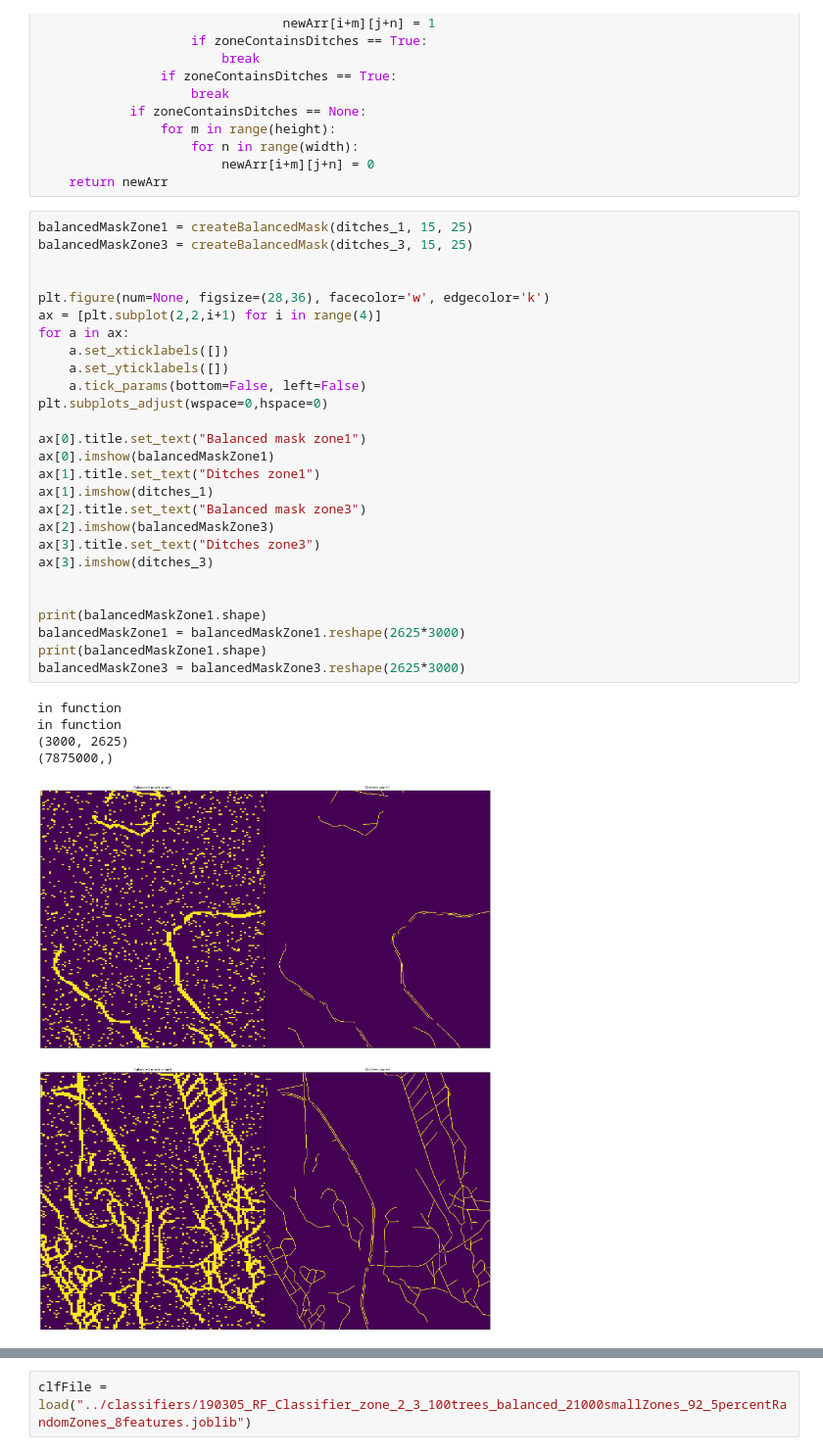
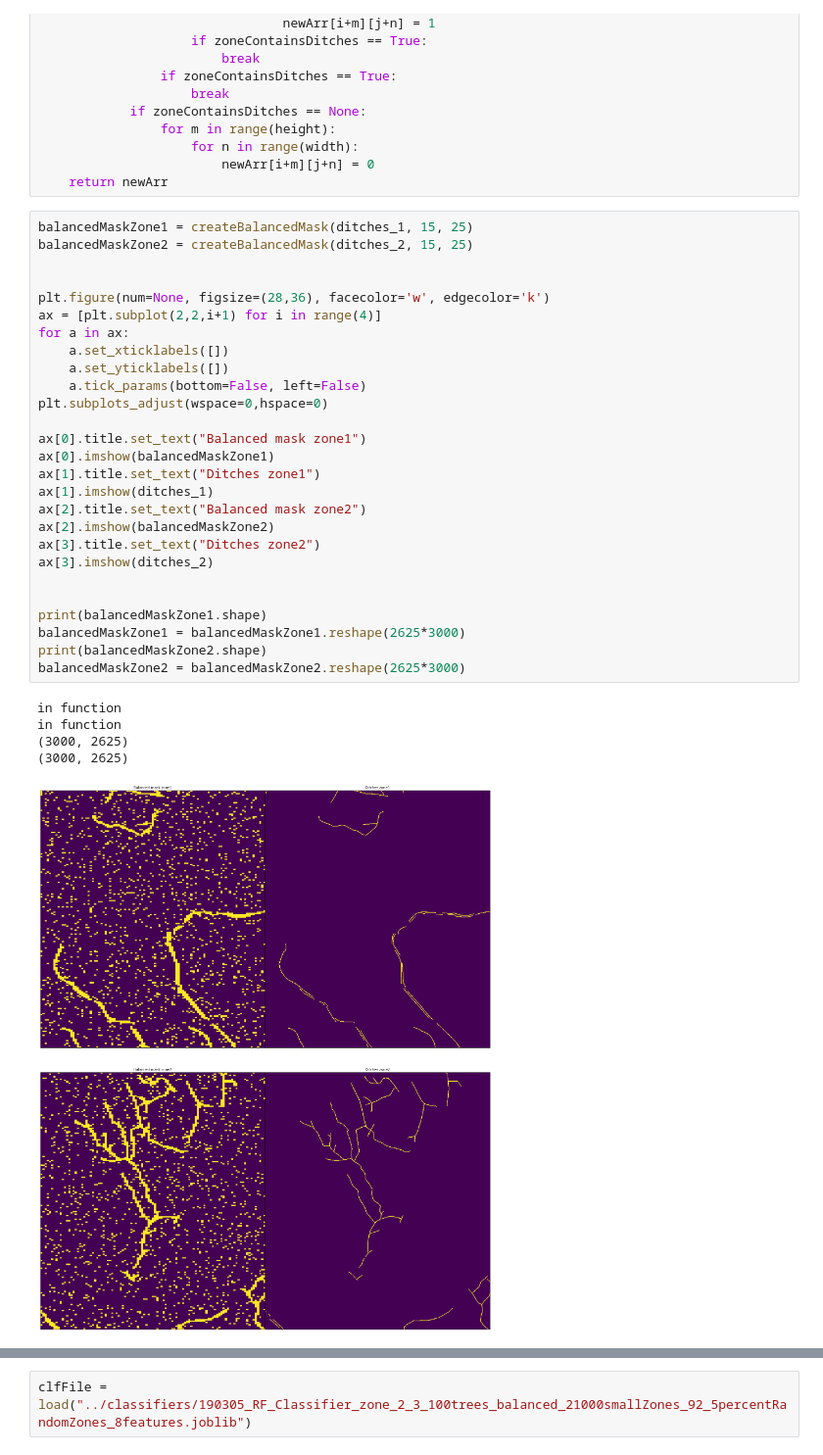
Before and after one commit to jonatan-flyckt/bachelors-thesis-playground, a Jupyter notebook: jonatan_features/random_forest.ipynb, the cells around one changed output, grey strips where cells are left out. Shown at 98% size. Cells and saved outputs as stored; diff of their text form.

```diff
--- a/jonatan_features/random_forest.ipynb
+++ b/jonatan_features/random_forest.ipynb
@@ -79,35 +86,35 @@ def createBalancedMask(ditchArr, height, width):
     return newArr
 # %%
 balancedMaskZone1 = createBalancedMask(ditches_1, 15, 25)
-balancedMaskZone3 = createBalancedMask(ditches_3, 15, 25)
+balancedMaskZone2 = createBalancedMask(ditches_2, 15, 25)
 
 
 plt.figure(num=None, figsize=(28,36), facecolor='w', edgecolor='k')
 ax = [plt.subplot(2,2,i+1) for i in range(4)]
 for a in ax:
     a.set_xticklabels([])
     a.set_yticklabels([])
     a.tick_params(bottom=False, left=False)
 plt.subplots_adjust(wspace=0,hspace=0)
 
 ax[0].title.set_text("Balanced mask zone1")
 ax[0].imshow(balancedMaskZone1)
 ax[1].title.set_text("Ditches zone1")
 ax[1].imshow(ditches_1)
-ax[2].title.set_text("Balanced mask zone3")
-ax[2].imshow(balancedMaskZone3)
-ax[3].title.set_text("Ditches zone3")
-ax[3].imshow(ditches_3)
+ax[2].title.set_text("Balanced mask zone2")
+ax[2].imshow(balancedMaskZone2)
+ax[3].title.set_text("Ditches zone2")
+ax[3].imshow(ditches_2)
 
 
 print(balancedMaskZone1.shape)
 balancedMaskZone1 = balancedMaskZone1.reshape(2625*3000)
-print(balancedMaskZone1.shape)
-balancedMaskZone3 = balancedMaskZone3.reshape(2625*3000)
+print(balancedMaskZone2.shape)
+balancedMaskZone2 = balancedMaskZone2.reshape(2625*3000)
 # %% [output]
 in function
 in function
 (3000, 2625)
-(7875000,)
+(3000, 2625)
-[figure, old version]
+[figure, new version]
 # %%
```
Also changed, not shown: parts of 32 cells of this notebook.
